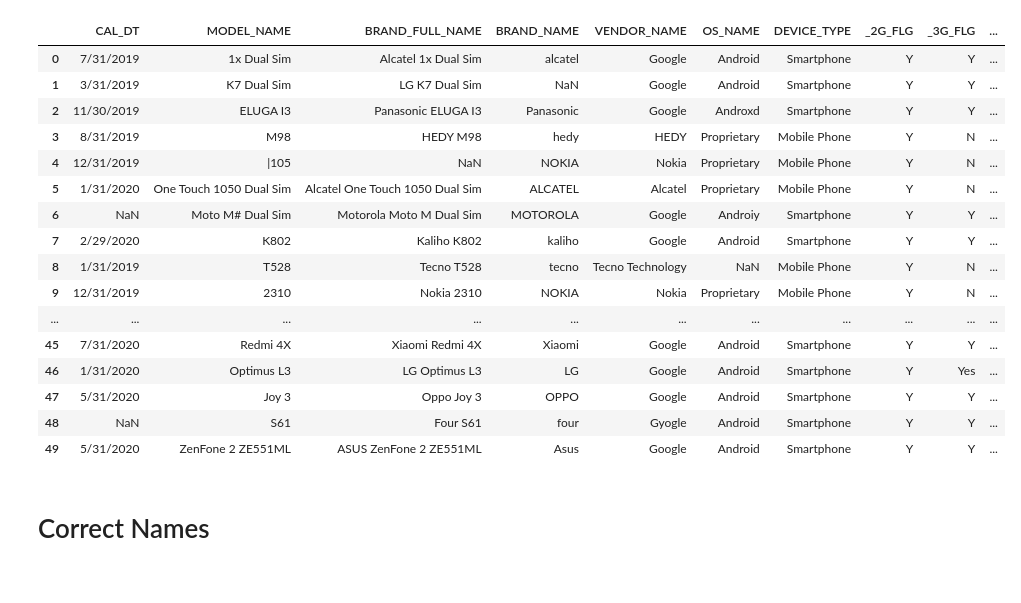
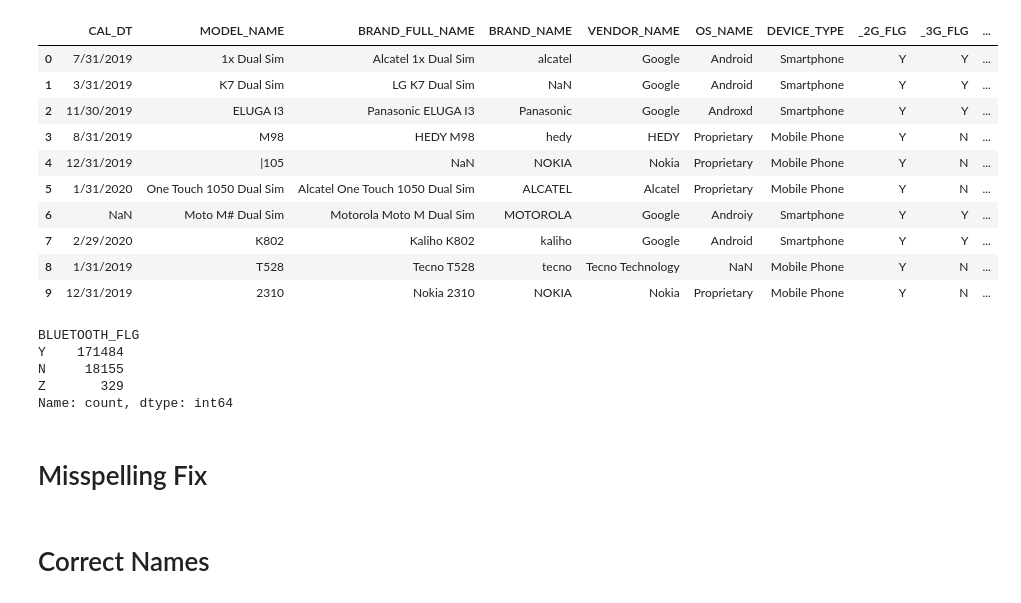
Before and after one commit to mdsri/Wakeb_coop, a Jupyter notebook: Week 4/clean faisal's dataset.ipynb, the cells around one changed output. Saved outputs shown, nothing was run; the diff lists cells and outputs as text; code cells hidden in the pictures.

```diff
--- a/Week 4/clean faisal's dataset.ipynb
+++ b/Week 4/clean faisal's dataset.ipynb
@@ -18,24 +18,18 @@ pd.set_option('display.max_colwidth', None)  # For pandas < 1.0 use -1 instead o
 # %%
 data = pd.read_csv('df_f_1.csv')
 # %%
-data.head(50)
+data.head(10)
 # %% [output]
 |  | CAL_DT | MODEL_NAME | BRAND_FULL_NAME | BRAND_NAME | VENDOR_NAME | OS_NAME | DEVICE_TYPE | _2G_FLG | _3G_FLG | ... |
 | 0 | 7/31/2019 | 1x Dual Sim | Alcatel 1x Dual Sim | alcatel | Google | Android | Smartphone | Y | Y | ... |
 | 1 | 3/31/2019 | K7 Dual Sim | LG K7 Dual Sim | NaN | Google | Android | Smartphone | Y | Y | ... |
 | 2 | 11/30/2019 | ELUGA I3 | Panasonic ELUGA I3 | Panasonic | Google | Androxd | Smartphone | Y | Y | ... |
 | 3 | 8/31/2019 | M98 | HEDY M98 | hedy | HEDY | Proprietary | Mobile Phone | Y | N | ... |
 | 4 | 12/31/2019 | |105 | NaN | NOKIA | Nokia | Proprietary | Mobile Phone | Y | N | ... |
 | 5 | 1/31/2020 | One Touch 1050 Dual Sim | Alcatel One Touch 1050 Dual Sim | ALCATEL | Alcatel | Proprietary | Mobile Phone | Y | N | ... |
 | 6 | NaN | Moto M# Dual Sim | Motorola Moto M Dual Sim | MOTOROLA | Google | Androiy | Smartphone | Y | Y | ... |
 | 7 | 2/29/2020 | K802 | Kaliho K802 | kaliho | Google | Android | Smartphone | Y | Y | ... |
 | 8 | 1/31/2019 | T528 | Tecno T528 | tecno | Tecno Technology | NaN | Mobile Phone | Y | N | ... |
 | 9 | 12/31/2019 | 2310 | Nokia 2310 | NOKIA | Nokia | Proprietary | Mobile Phone | Y | N | ... |
-| ... | ... | ... | ... | ... | ... | ... | ... | ... | ... | ... |
-| 45 | 7/31/2020 | Redmi 4X | Xiaomi Redmi 4X | Xiaomi | Google | Android | Smartphone | Y | Y | ... |
-| 46 | 1/31/2020 | Optimus L3 | LG Optimus L3 | LG | Google | Android | Smartphone | Y | Yes | ... |
-| 47 | 5/31/2020 | Joy 3 | Oppo Joy 3 | OPPO | Google | Android | Smartphone | Y | Y | ... |
-| 48 | NaN | S61 | Four S61 | four | Gyogle | Android | Smartphone | Y | Y | ... |
-| 49 | 5/31/2020 | ZenFone 2 ZE551ML | ASUS ZenFone 2 ZE551ML | Asus | Google | Android | Smartphone | Y | Y | ... |
 # %%
 df=data.copy()
@@ -48,3 +36,13 @@ df = df.applymap(
+# %%
+df['BLUETOOTH_FLG'].value_counts()
+# %% [output]
+BLUETOOTH_FLG
+Y    171484
+N     18155
+Z       329
+Name: count, dtype: int64
+# %% [markdown]
+# Misspelling Fix
 # %%
 flag_cols = ['_2G_FLG', '_3G_FLG', '_4G_FLG', 'WIFI_FLG', 'BLUETOOTH_FLG', 'TOUCH_SCREEN_FLG', 'DUAL_SIM_FLG']
 
```
Also changed, not shown: parts of 54 cells of this notebook, 1 other file.
